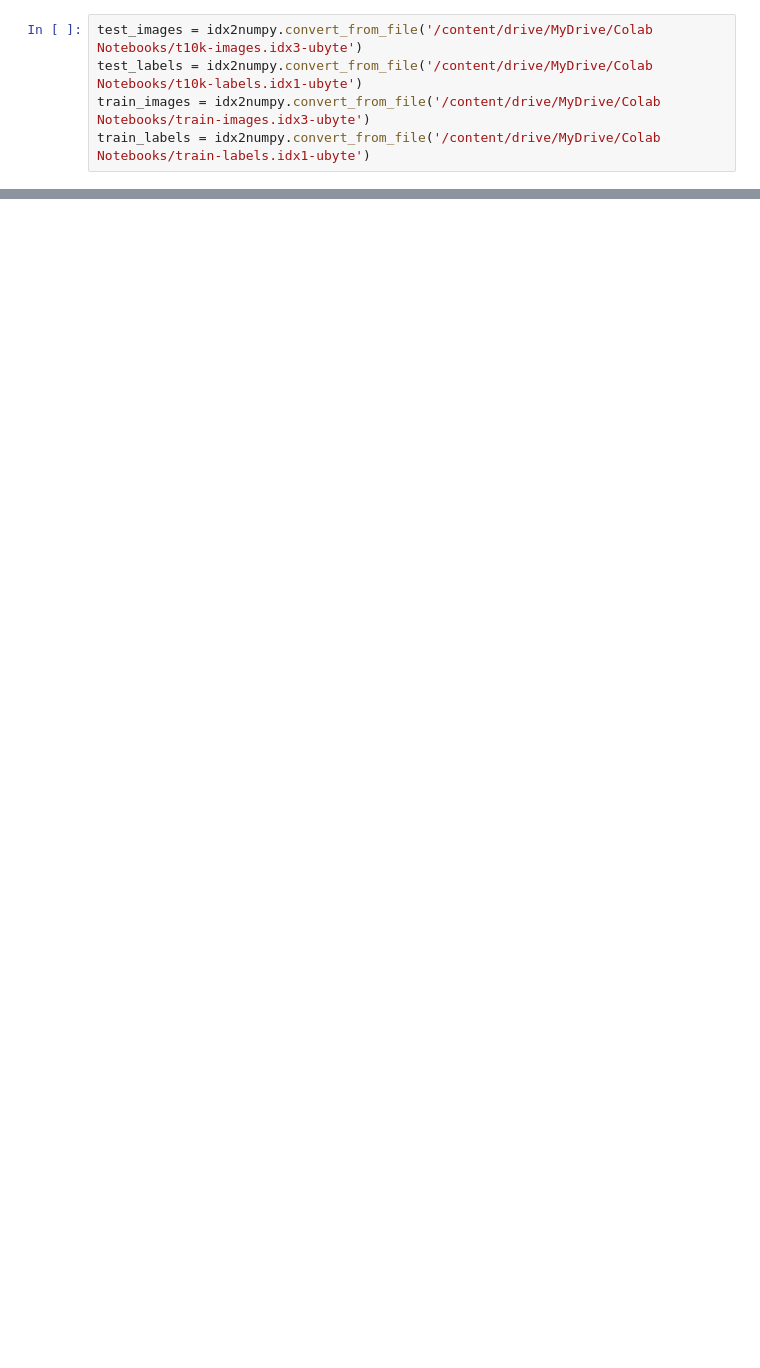
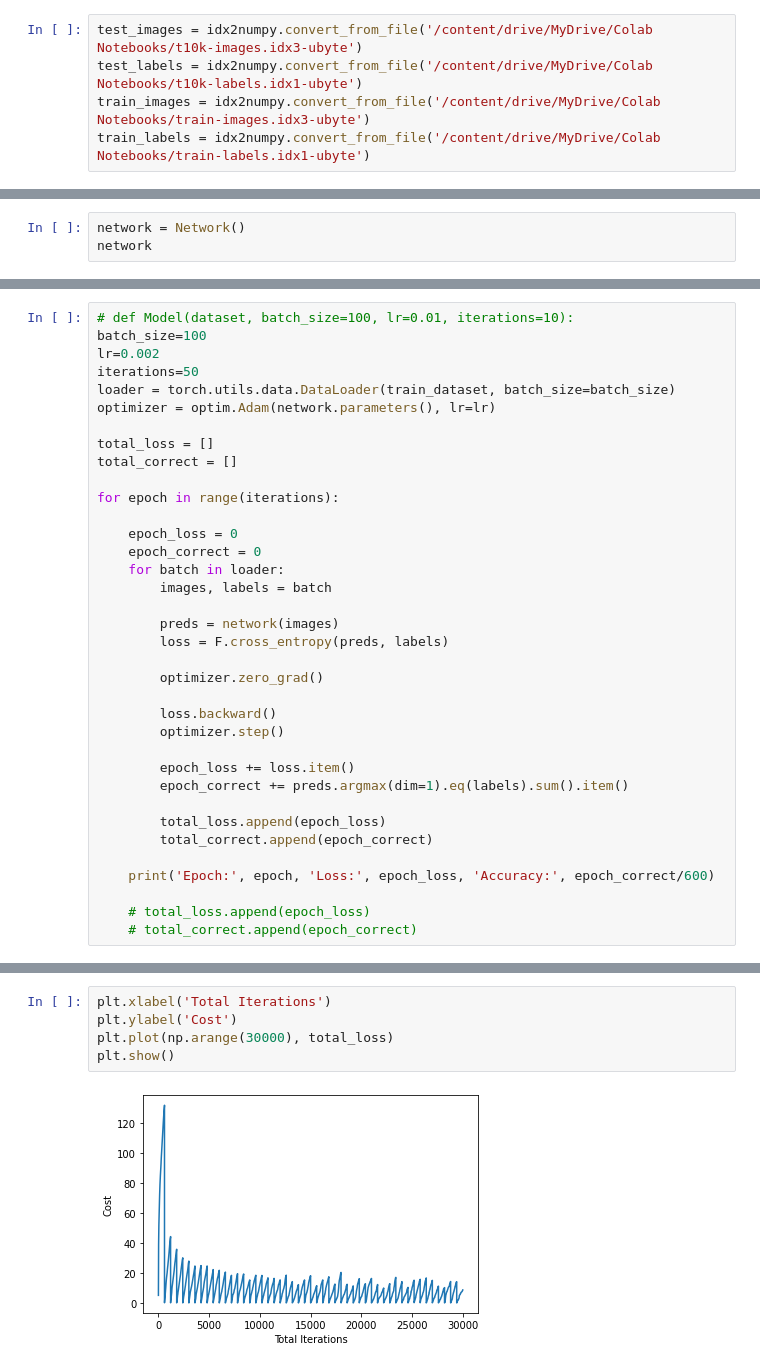
Before and after one commit to ABD-01/MNIST, a Jupyter notebook: CNN Model/MNIST_using_CNN_in_pytorch.ipynb, the cells around one changed output, grey strips where cells are left out. Saved outputs shown, nothing was run; the diff lists cells and outputs as text; blank space fills up the shorter version.

```diff
--- a/CNN Model/MNIST_using_CNN_in_pytorch.ipynb
+++ b/CNN Model/MNIST_using_CNN_in_pytorch.ipynb
@@ -31,0 +85,3 @@ False
+# %%
+network = Network()
+network
@@ -31,0 +96,36 @@ False
+# %%
+# def Model(dataset, batch_size=100, lr=0.01, iterations=10):
+batch_size=100
+lr=0.002
+iterations=50
+loader = torch.utils.data.DataLoader(train_dataset, batch_size=batch_size)
+optimizer = optim.Adam(network.parameters(), lr=lr)
+
+total_loss = []
+total_correct = []
+
+for epoch in range(iterations):
+
+    epoch_loss = 0
+    epoch_correct = 0
+    for batch in loader:
+        images, labels = batch
+
+        preds = network(images)
+        loss = F.cross_entropy(preds, labels)
+
+        optimizer.zero_grad()
+
+        loss.backward()
+        optimizer.step()
+
+        epoch_loss += loss.item()
+        epoch_correct += preds.argmax(dim=1).eq(labels).sum().item()
+
+        total_loss.append(epoch_loss)
+        total_correct.append(epoch_correct)
+
+    print('Epoch:', epoch, 'Loss:', epoch_loss, 'Accuracy:', epoch_correct/600)
+
+    # total_loss.append(epoch_loss)
+    # total_correct.append(epoch_correct)
@@ -31,0 +150,7 @@ False
+# %%
+plt.xlabel('Total Iterations')
+plt.ylabel('Cost')
+plt.plot(np.arange(30000), total_loss)
+plt.show()
+# %% [output]
+[figure, added]
```
Also changed, not shown: parts of 19 cells of this notebook.
